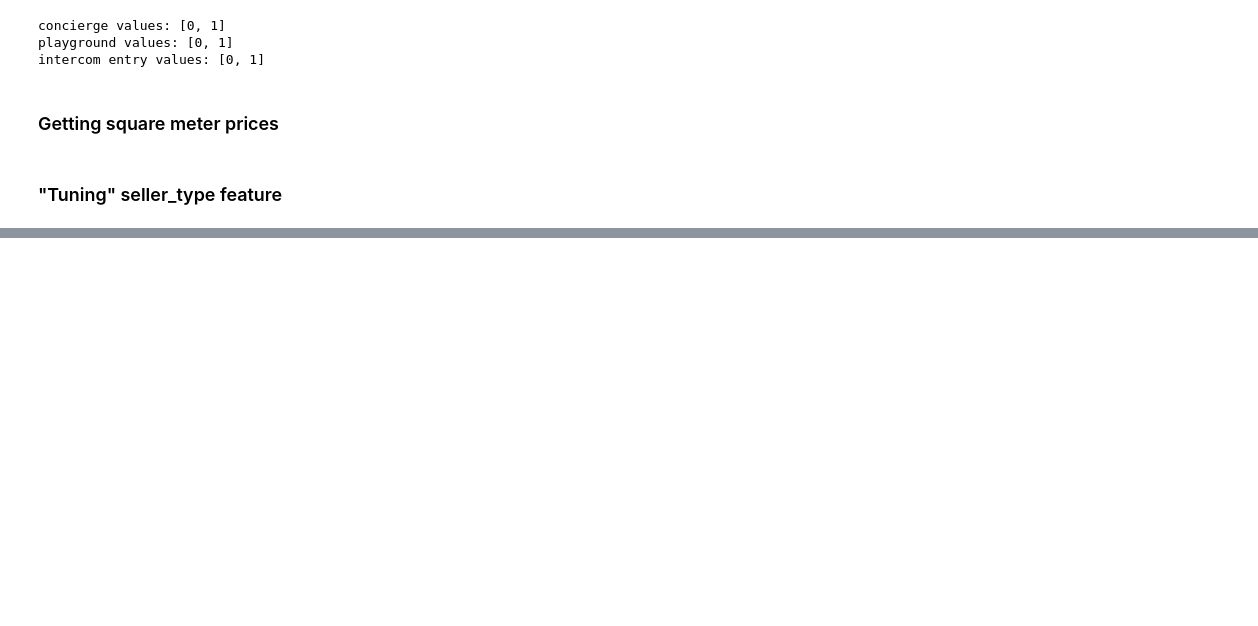
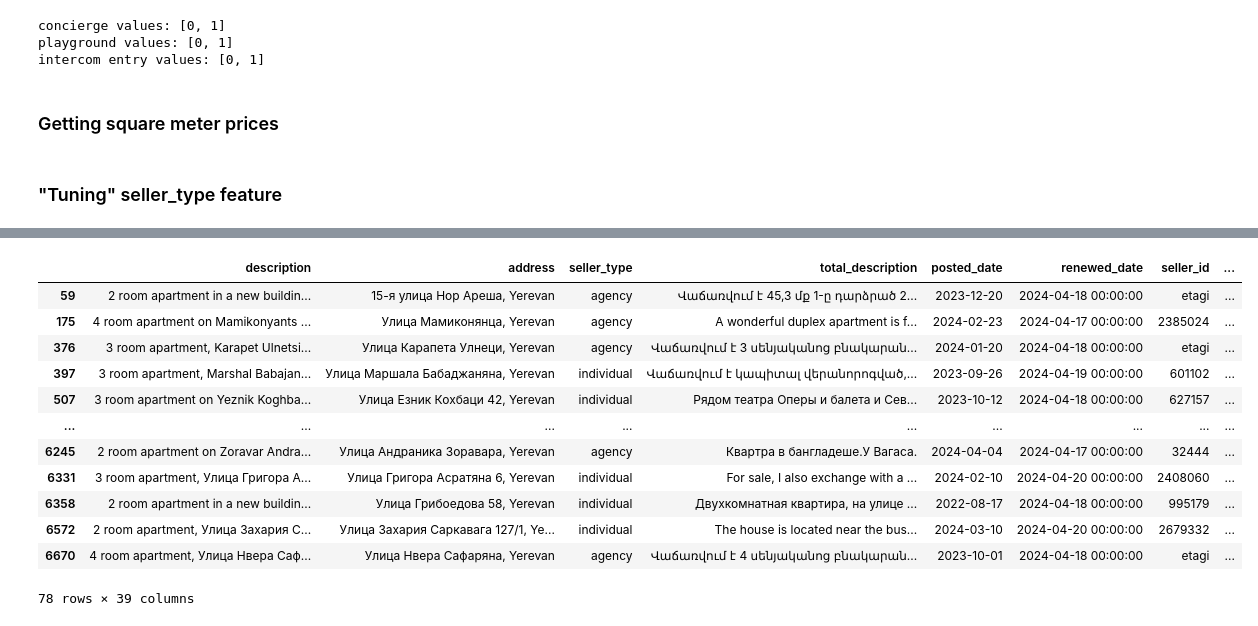
Before and after one commit to VaheC/ArmenianHousePrices, a Jupyter notebook: notebooks/EDA.ipynb, the cells around one changed output, grey strips where cells are left out. Drawn from its saved outputs; the diff is of its cells as text; code cells hidden in the pictures; blank space fills up the shorter version.

Commit message:
address converting pipeline continued

```diff
--- a/notebooks/EDA.ipynb
+++ b/notebooks/EDA.ipynb
@@ -304,0 +308,2 @@ df['seller_type'] = df['seller_type'].apply(lambda x: 'agency' if 'Agency' in x
+# %%
+df['estate_id'] = df['estate_id'].apply(lambda x: int(x.replace('/en/item/', '')))
@@ -304,0 +341,2 @@ df['seller_type'] = df['seller_type'].apply(lambda x: 'agency' if 'Agency' in x
+# %%
+df.drop(columns='places_nearby', inplace=True)
@@ -304,0 +727,9 @@ df['seller_type'] = df['seller_type'].apply(lambda x: 'agency' if 'Agency' in x
+# %%
+def apply_Yerevan(x):
+    if 'Երևան' in x or 'Ереван' in x:
+        return x.replace('Երևան', 'Yerevan').replace('Ереван', 'Yerevan')
+    else:
+        return x
+
+df['address'] = df['address'].apply(apply_Yerevan)
+df = df[df['address'].apply(lambda x: True if 'Yerevan' in x else False)].reset_index(drop=True)
@@ -304,0 +755,26 @@ df['seller_type'] = df['seller_type'].apply(lambda x: 'agency' if 'Agency' in x
+# %%
+def get_street(x):
+    x = x.replace('Երևան', '').replace('Yerevan', '').replace('Ереван', '').\
+        replace(' Ave', 'Avenue').replace(' St', 'Street').replace('srteet', 'street')
+    try:
+        street_tuple = re.findall(
+            r'улица(.*)|(.*)նրբ.|шоссе(.*)|(.*)блок|(.*)անցուղի|(.*)deadlock|(.*)ավտոմայրուղի|(.*)lane|(.*)квартал|(.*)զանգված|(.*)փակուղի|(.*)quarter|(.*)avenu|(.*)district|(.*)street|(.*)փողոց|(.*)highway|(.*)avenue|(.*)block|(.*)թաղամաս|(.*)վարչական շրջան|(.*)պողոտա|(.*)խճուղի|проспект(.*)|переулок(.*)|(.*)նրբանցք',
+            x.lower()
+        )[0]
+        street = ''.join(list(street_tuple)).strip()
+        return street
+    except:
+        if '›' in x:
+            return ''.join(x.lower().split('›')).strip()
+        elif 'Avan-Arinj' in x or 'Ավան-Առինջ' in x:
+            return 'avan-arinj'
+        else:
+            return x
+
+df['district_name'] = df['address'].apply(get_street)
+df['district_name']
+
+# convert_arm2eng_street
+# arm2eng_letters_dict
+# rus2eng_letters_dict
+# street_district_dict
@@ -324,0 +875,16 @@ memory usage: 2.2+ MB
+# %%
+df[df['address'].apply(lambda x: True if 'улица' in x.lower() else False)]
+# %% [output]
+|  | description | address | seller_type | total_description | posted_date | renewed_date | seller_id | ... |
+| 59 | 2 room apartment in a new buildin... | 15-я улица Нор Ареша, Yerevan | agency | Վաճառվում է 45,3 մք 1-ը դարձրած 2... | 2023-12-20 | 2024-04-18 00:00:00 | etagi | ... |
+| 175 | 4 room apartment on Mamikonyants ... | Улица Мамиконянца, Yerevan | agency | A wonderful duplex apartment is f... | 2024-02-23 | 2024-04-17 00:00:00 | 2385024 | ... |
+| 376 | 3 room apartment, Karapet Ulnetsi... | Улица Карапета Улнеци, Yerevan | agency | Վաճառվում է 3 սենյականոց բնակարան... | 2024-01-20 | 2024-04-18 00:00:00 | etagi | ... |
+| 397 | 3 room apartment, Marshal Babajan... | Улица Маршала Бабаджаняна, Yerevan | individual | Վաճառվում է կապիտալ վերանորոգված,... | 2023-09-26 | 2024-04-19 00:00:00 | 601102 | ... |
+| 507 | 3 room apartment on Yeznik Koghba... | Улица Езник Кохбаци 42, Yerevan | individual | Рядом театра Оперы и балета и Сев... | 2023-10-12 | 2024-04-18 00:00:00 | 627157 | ... |
+| ... | ... | ... | ... | ... | ... | ... | ... | ... |
+| 6245 | 2 room apartment on Zoravar Andra... | Улица Андраника Зоравара, Yerevan | agency | Квартра в бангладеше.У Вагаса. | 2024-04-04 | 2024-04-17 00:00:00 | 32444 | ... |
+| 6331 | 3 room apartment, Улица Григора А... | Улица Григора Асратяна 6, Yerevan | individual | For sale, I also exchange with a ... | 2024-02-10 | 2024-04-20 00:00:00 | 2408060 | ... |
+| 6358 | 2 room apartment in a new buildin... | Улица Грибоедова 58, Yerevan | individual | Двухкомнатная квартира, на улице ... | 2022-08-17 | 2024-04-18 00:00:00 | 995179 | ... |
+| 6572 | 2 room apartment, Улица Захария С... | Улица Захария Саркавага 127/1, Ye... | individual | The house is located near the bus... | 2024-03-10 | 2024-04-20 00:00:00 | 2679332 | ... |
+| 6670 | 4 room apartment, Улица Нвера Саф... | Улица Нвера Сафаряна, Yerevan | agency | Վաճառվում է 4 սենյականոց բնակարան... | 2023-10-01 | 2024-04-18 00:00:00 | etagi | ... |
+78 rows × 39 columns
```
Also changed, not shown: parts of 28 cells of this notebook.
